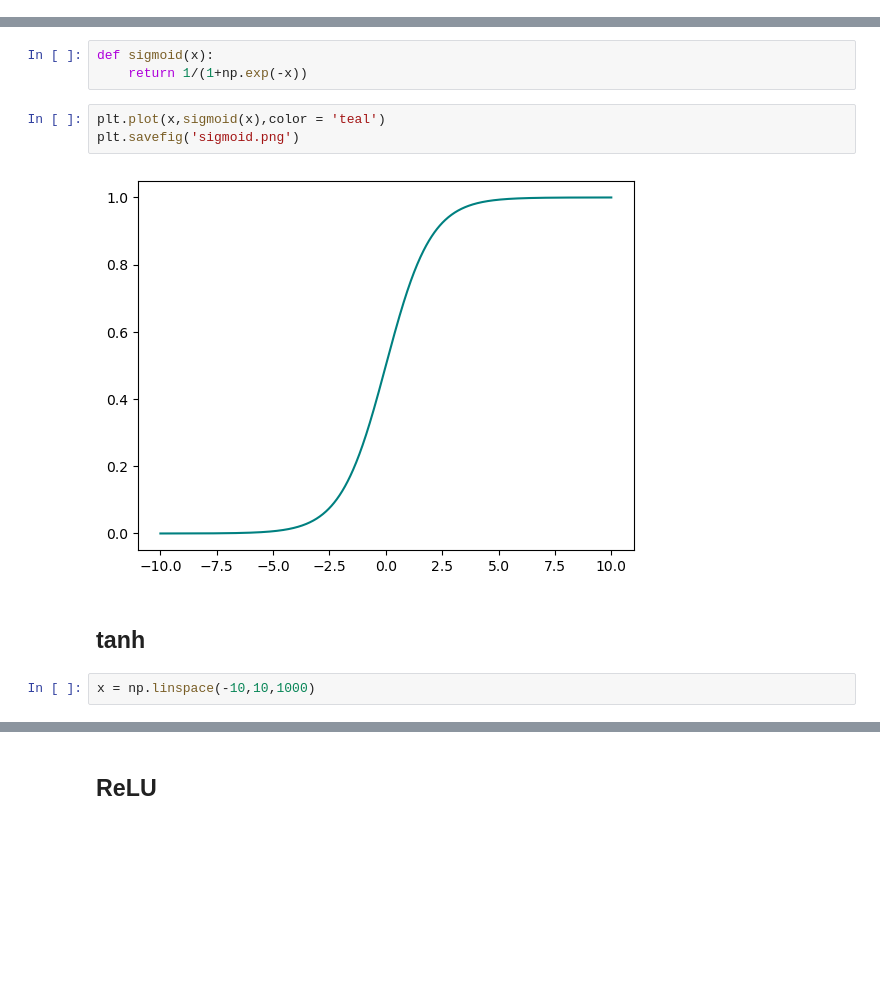
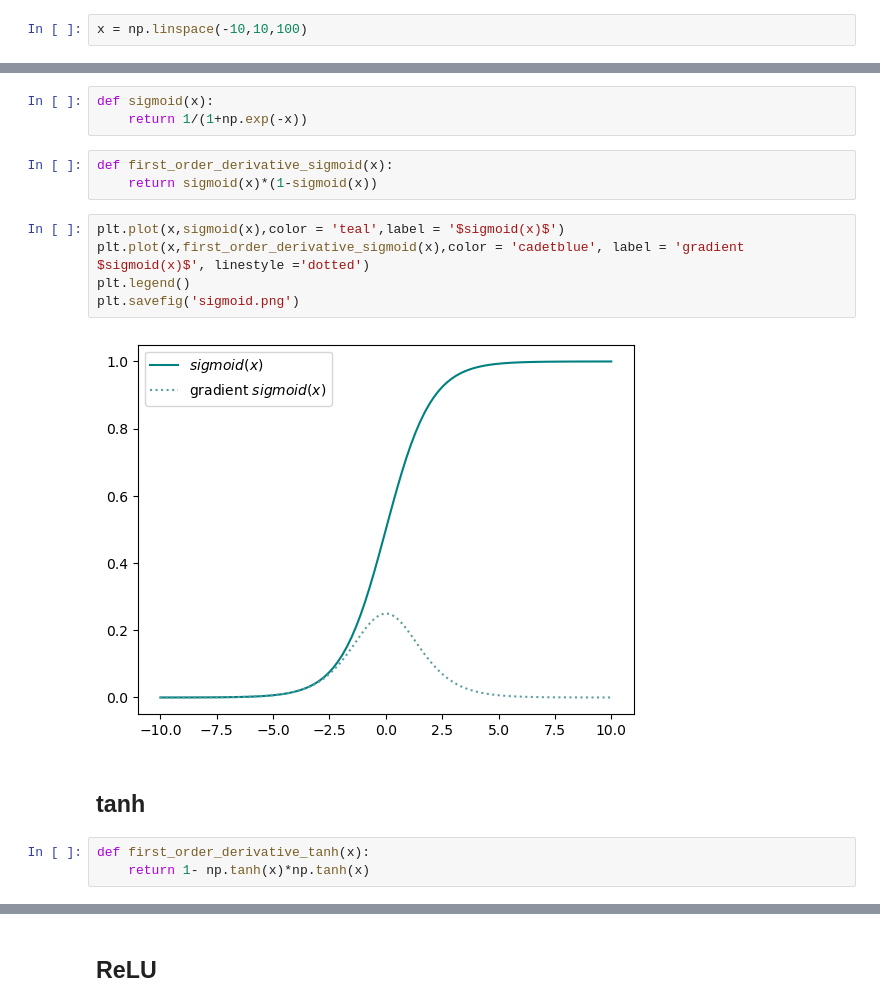
Before and after one commit to zinkx/zinkx.github.io, a Jupyter notebook: generate_plots.ipynb, the cells around one changed output, grey strips where cells are left out. Drawn from its saved outputs; the diff is of its cells as text; blank space fills up the shorter version.

```diff
--- a/generate_plots.ipynb
+++ b/generate_plots.ipynb
@@ -2,20 +2,28 @@
 import numpy as np
 # %%
 import matplotlib.pyplot as plt
+# %%
+x = np.linspace(-10,10,100)
 # %% [markdown]
 ## sigmoid
 # %%
 def sigmoid(x):
     return 1/(1+np.exp(-x))
+# %%
+def first_order_derivative_sigmoid(x):
+    return sigmoid(x)*(1-sigmoid(x))
 # %%
-plt.plot(x,sigmoid(x),color = 'teal')
+plt.plot(x,sigmoid(x),color = 'teal',label = '$sigmoid(x)$')
+plt.plot(x,first_order_derivative_sigmoid(x),color = 'cadetblue', label = 'gradient $sigmoid(x)$', linestyle ='dotted')
+plt.legend()
 plt.savefig('sigmoid.png')
 # %% [output]
-[figure, old version]
+[figure, new version]
 # %% [markdown]
 ## tanh
-# %%
-x = np.linspace(-10,10,1000)
+# %%
+def first_order_derivative_tanh(x):
+    return 1- np.tanh(x)*np.tanh(x)
 # %%
 plt.plot(x,np.tanh(x),label = '$tanh(x)$', color = 'teal')
 plt.plot(x,2*sigmoid(x)-1, '--', label = '$2*sigmoid(x)-1$',color = 'goldenrod')
```
Also changed, not shown: parts of 6 cells of this notebook, 1 other file.
